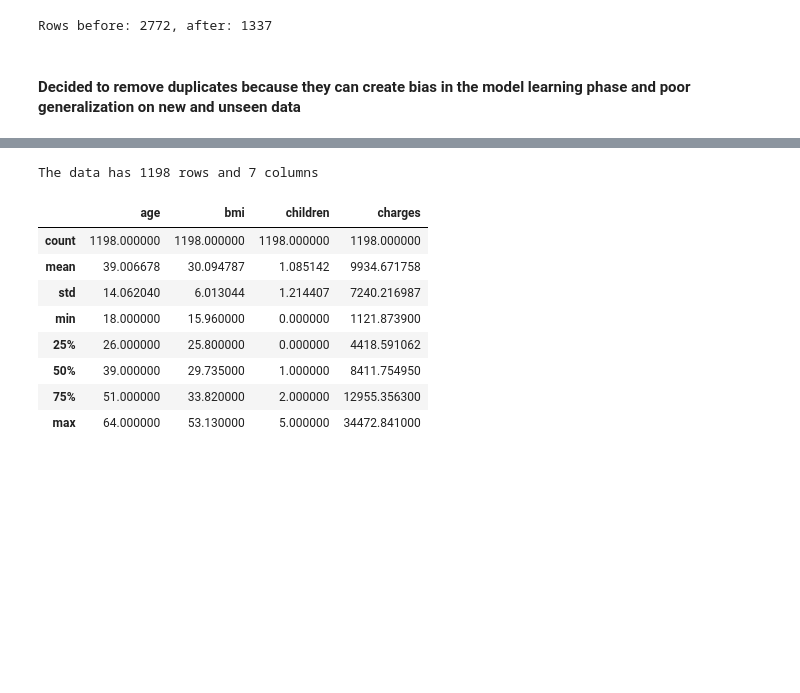
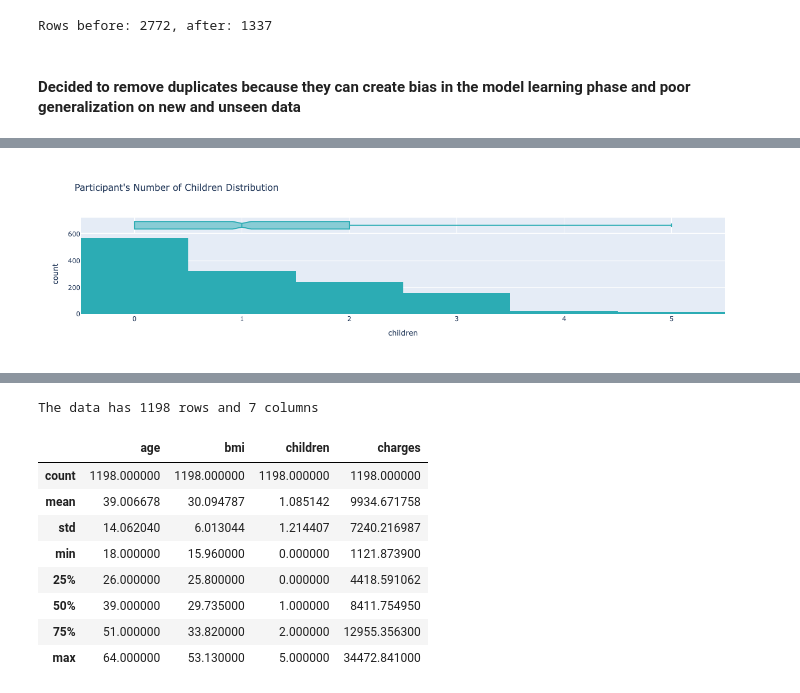
Before and after one commit to kfmatovic716/HEALTH-INSURANCE-COST-ML, a Jupyter notebook: health_insurance.ipynb, the cells around one changed output, grey strips where cells are left out. Cells and saved outputs as stored; diff of their text form; code cells hidden in the pictures; blank space fills up the shorter version.

```diff
--- a/health_insurance.ipynb
+++ b/health_insurance.ipynb
@@ -191,0 +186,13 @@ healthins_df
+# %%
+fig = px.histogram(healthins_df,
+                   x="children",
+                   title="Participant's Number of Children Distribution",
+                  color_discrete_sequence=['#2cacb4'],
+                  barmode="group",
+                    marginal='box')
+
+
+fig.write_image("images/children.png")
+fig.show()
+# %% [output]
+[figure, added]
```
Also changed, not shown: parts of 17 cells of this notebook, 8 other files.
